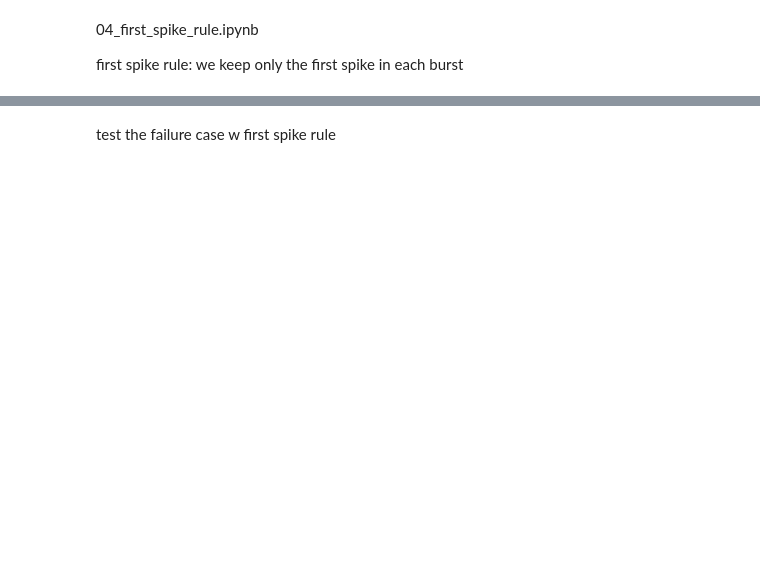
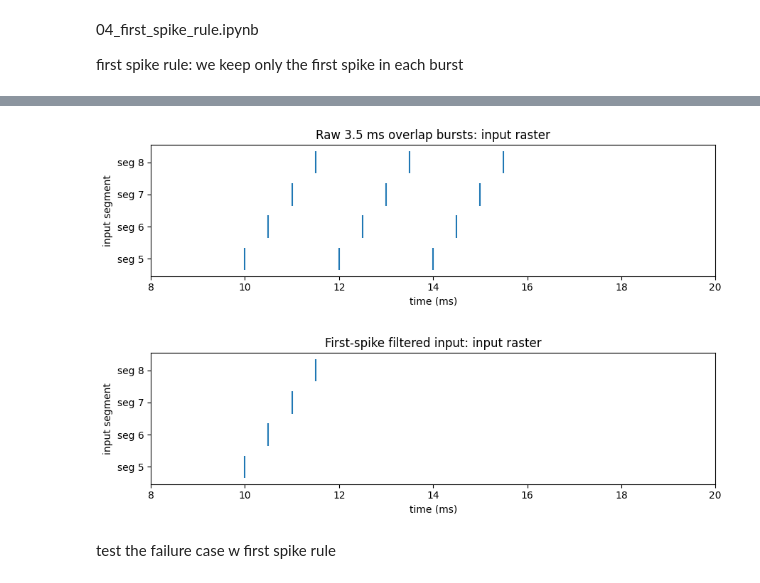
Before and after one commit to shay-xue/Neuromorphics-Dendrite-Invariance, a Jupyter notebook: notebooks/04_first_spike_rule.ipynb, the cells around one changed output, grey strips where cells are left out. Cells and saved outputs as stored; diff of their text form; code cells hidden in the pictures; blank space fills up the shorter version.

```diff
--- a/notebooks/04_first_spike_rule.ipynb
+++ b/notebooks/04_first_spike_rule.ipynb
@@ -141,0 +313,30 @@ def run_case(name, events):
+# %%
+# Raw severe-overlap burst input
+raw_events, raw_raster = make_burst_sequence(
+    sequence_segments=sequence_segments,
+    start_time=start_time,
+    onset_step_ms=overlap_onset_step_ms,
+    burst_len=burst_len,
+    isi_ms=isi_ms,
+    weight=weight,
+)
+
+# First-spike rule:
+# keep only the first spike of each burst
+filtered_events = first_spike_filter(raw_events)
+
+# Rebuild raster from filtered events
+filtered_raster = {}
+for event in filtered_events:
+    seg = int(event["segment"])
+    t = float(event["time"])
+    filtered_raster.setdefault(seg, []).append(t)
+
+print("Number of raw events:", len(raw_events))
+print("Number of filtered events:", len(filtered_events))
+
+print("\nRaw raster:")
+print(raw_raster)
+
+print("\nFiltered raster:")
+print(filtered_raster)
@@ -142,2 +352,17 @@ def run_case(name, events):
+# %%
+plot_input_raster(
+    raw_raster,
+    "Raw 3.5 ms overlap bursts: input",
+    xlim=xlim_raster,
+)
+
+plot_input_raster(
+    filtered_raster,
+    "First-spike filtered input",
+    xlim=xlim_raster,
+)
+# %% [output]
+[figure, added]
+[figure, added]
 # %% [markdown]
 test the failure case w first spike rule
```
Also changed, not shown: parts of 21 cells of this notebook, 2 other files.
